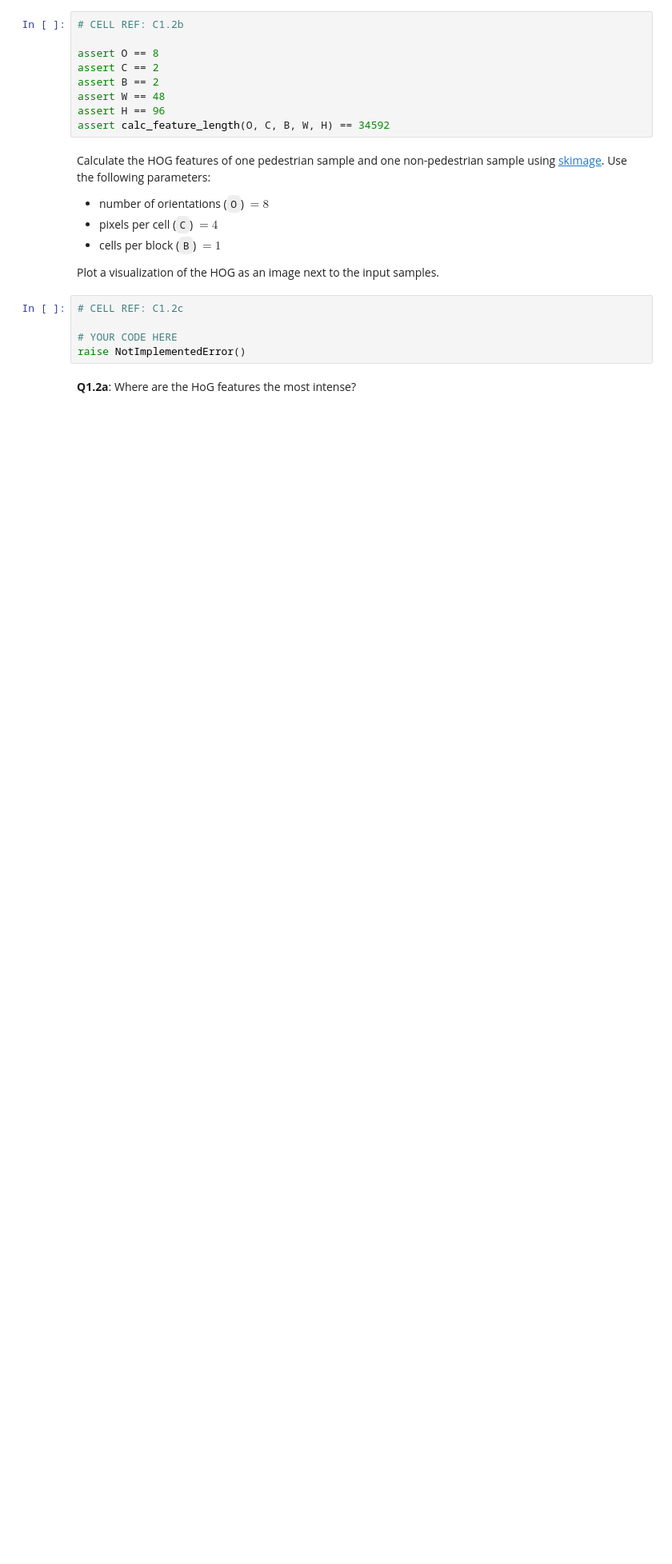
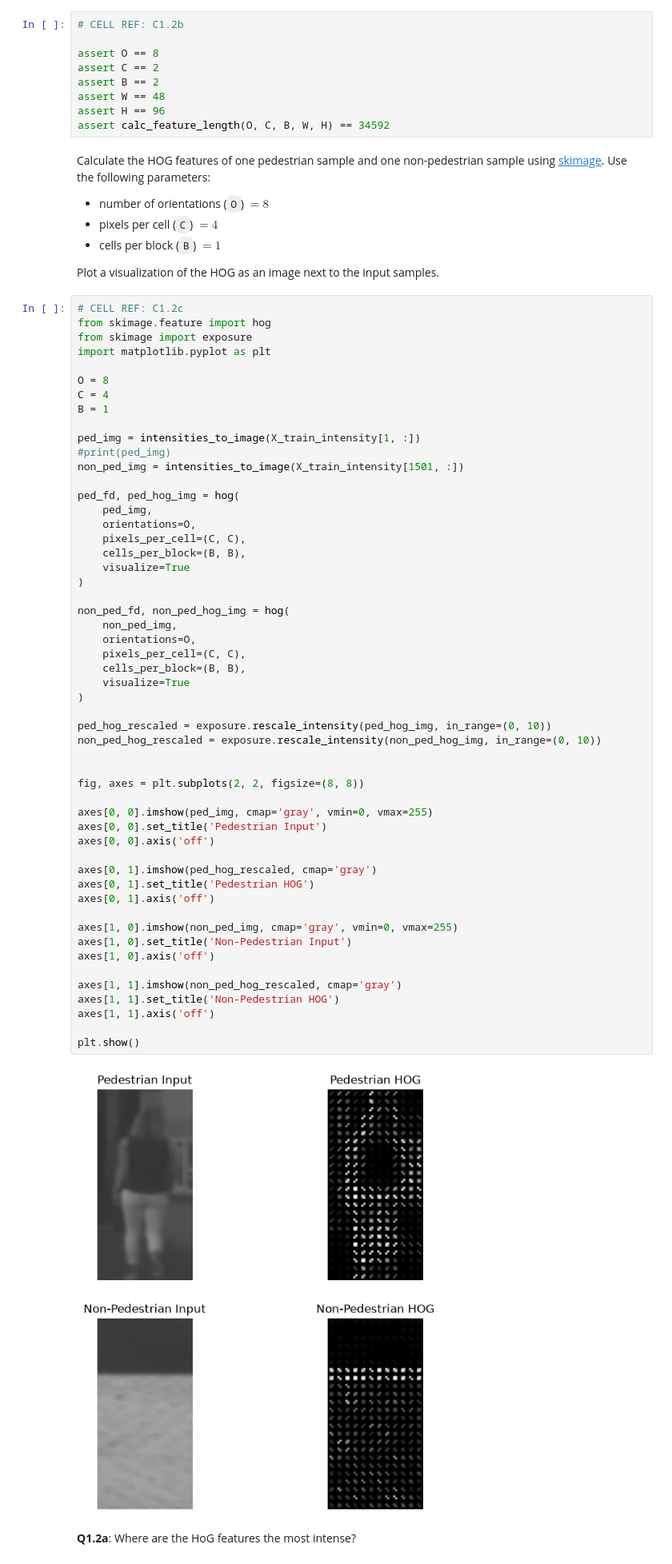
Before and after one commit to lodewijkguffens-ship-it/RO47004p1, a Jupyter notebook: practicum1.ipynb, the cells around one changed output. Shown at 80% size. Cells and saved outputs as stored; diff of their text form; blank space fills up the shorter version.

```diff
--- a/practicum1.ipynb
+++ b/practicum1.ipynb
@@ -234,9 +244,59 @@ Calculate the HOG features of one pedestrian sample and one non-pedestrian sampl
 Plot a visualization of the HOG as an image next to the input samples.
 # %%
 # CELL REF: C1.2c
+from skimage.feature import hog
+from skimage import exposure
+import matplotlib.pyplot as plt
 
-# YOUR CODE HERE
-raise NotImplementedError()
+O = 8
+C = 4
+B = 1
+
+ped_img = intensities_to_image(X_train_intensity[1, :])
+#print(ped_img)
+non_ped_img = intensities_to_image(X_train_intensity[1501, :])
+
+ped_fd, ped_hog_img = hog(
+    ped_img,
+    orientations=O,
+    pixels_per_cell=(C, C),
+    cells_per_block=(B, B),
+    visualize=True
+)
+
+non_ped_fd, non_ped_hog_img = hog(
+    non_ped_img,
+    orientations=O,
+    pixels_per_cell=(C, C),
+    cells_per_block=(B, B),
+    visualize=True
+)
+
+ped_hog_rescaled = exposure.rescale_intensity(ped_hog_img, in_range=(0, 10))
+non_ped_hog_rescaled = exposure.rescale_intensity(non_ped_hog_img, in_range=(0, 10))
+
+
+fig, axes = plt.subplots(2, 2, figsize=(8, 8))
+
+axes[0, 0].imshow(ped_img, cmap='gray', vmin=0, vmax=255)
+axes[0, 0].set_title('Pedestrian Input')
+axes[0, 0].axis('off')
+
+axes[0, 1].imshow(ped_hog_rescaled, cmap='gray')
+axes[0, 1].set_title('Pedestrian HOG')
+axes[0, 1].axis('off')
+
+axes[1, 0].imshow(non_ped_img, cmap='gray', vmin=0, vmax=255)
+axes[1, 0].set_title('Non-Pedestrian Input')
+axes[1, 0].axis('off')
+
+axes[1, 1].imshow(non_ped_hog_rescaled, cmap='gray')
+axes[1, 1].set_title('Non-Pedestrian HOG')
+axes[1, 1].axis('off')
+
+plt.show()
+# %% [output]
+[figure, added]
 # %% [markdown]
 **Q1.2a**: Where are the HoG features the most intense?
 # %% [markdown]
```
Also changed, not shown: parts of 20 cells of this notebook.
